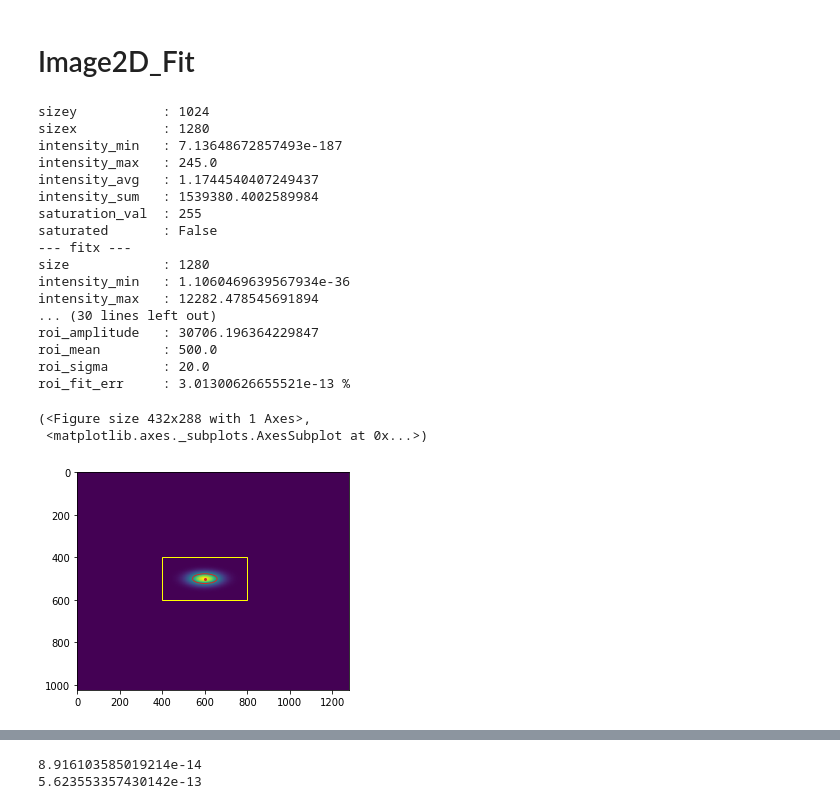
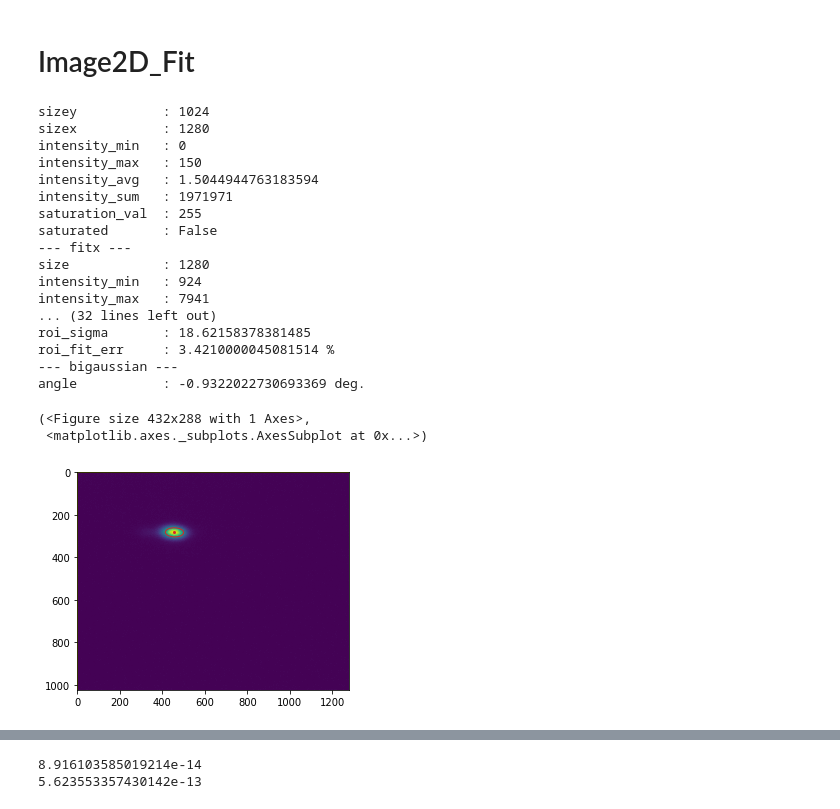
Before and after one commit to lnls-fac/mathphys, a Jupyter notebook: scripts/images.ipynb, the cells around one changed output, grey strips where cells are left out. Saved outputs shown, nothing was run; the diff lists cells and outputs as text; code cells hidden in the pictures.

```diff
--- a/scripts/images.ipynb
+++ b/scripts/images.ipynb
@@ -724,37 +739,44 @@ print(sigma2sqr)
 -431.7329598663335
 # %% [markdown]
 # Image2D_Fit
+# %%
+from mathphys.functions import save_pickle, load_pickle
+
+# save_pickle(data, 'img.pickle')
+data = load_pickle('img.pickle')
+# plt.imshow(data)
 # %%
-gauss2d, indcsx2d, indcsy2d = create_gauss2d(rand_amplitude=0)
+# gauss2d, indcsx2d, indcsy2d = create_gauss2d(rand_amplitude=0)
 
 # data = dvf.image
-data = gauss2d
+# data = gauss2d
+curve_fit = images.FitGaussianScipy()
 
-curve_fit = images.CurveFitGaussS
-img = images.Image2D_Fit(data=data, roix=[400, 800], roiy=[400, 600])
+# img = images.Image2D_Fit(data=data, roix=[400, 800], roiy=[400, 600])
+img = images.Image2D_Fit(data=data, curve_fit=curve_fit, roix=None, roiy=None)
 print(img)
 img.imshow()
 # %% [output]
 sizey           : 1024
 sizex           : 1280
-intensity_min   : 7.13648672857493e-187
-intensity_max   : 245.0
-intensity_avg   : 1.1744540407249437
-intensity_sum   : 1539380.4002589984
+intensity_min   : 0
+intensity_max   : 150
+intensity_avg   : 1.5044944763183594
+intensity_sum   : 1971971
 saturation_val  : 255
 saturated       : False
 --- fitx ---
 size            : 1280
-intensity_min   : 1.1060469639567934e-36
-intensity_max   : 12282.478545691894
-... (30 lines left out)
-roi_amplitude   : 30706.196364229847
-roi_mean        : 500.0
-roi_sigma       : 20.0
-roi_fit_err     : 3.01300626655521e-13 %
+intensity_min   : 924
+intensity_max   : 7941
+... (32 lines left out)
+roi_sigma       : 18.62158378381485
+roi_fit_err     : 3.4210000045081514 %
+--- bigaussian ---
+angle           : -0.9322022730693369 deg.
 (<Figure size 432x288 with 1 Axes>,
  <matplotlib.axes._subplots.AxesSubplot at 0x...>)
-[figure, old version]
+[figure, new version]
 # %%
 img.update_roi_with_fwhm(fwhmx_factor=2.5, fwhmy_factor=2.5)
 print(img)
```
Also changed, not shown: parts of 19 cells of this notebook, 1 other file.
